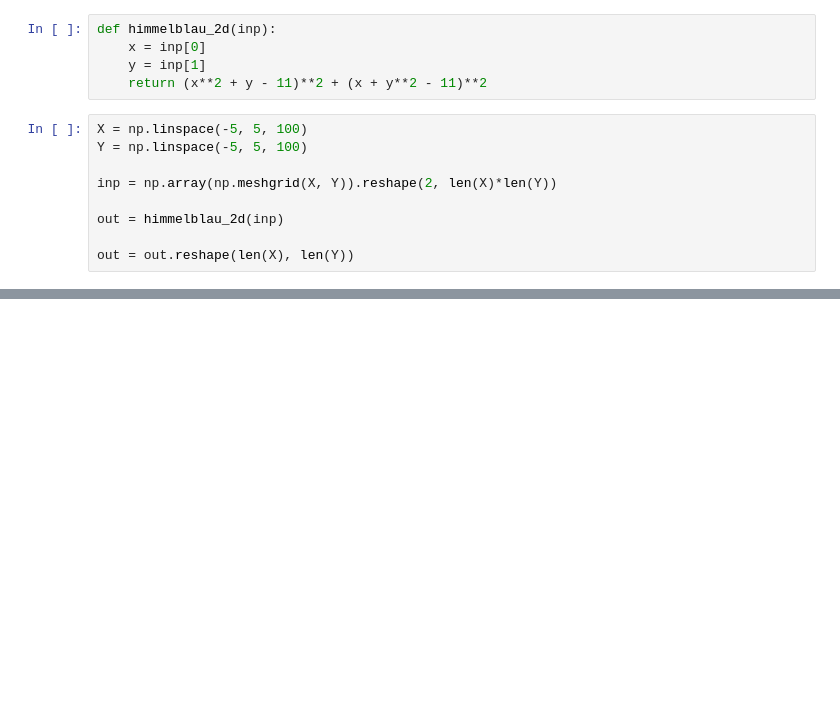
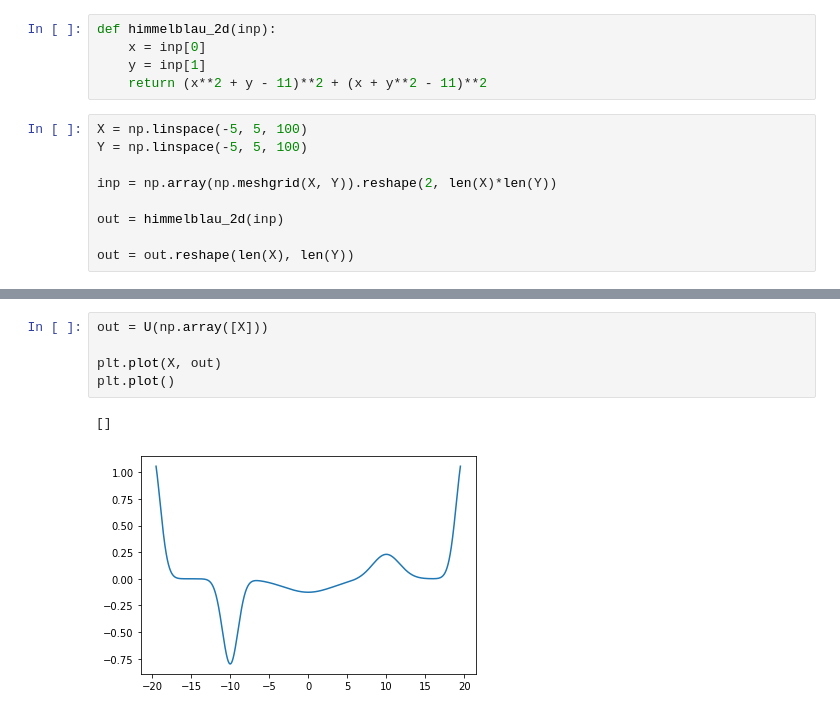
Before and after one commit to daniellengyel/shallow_minima, a Jupyter notebook: Different Functions.ipynb, the cells around one changed output, grey strips where cells are left out. Cells and saved outputs as stored; diff of their text form; blank space fills up the shorter version.

```diff
--- a/Different Functions.ipynb
+++ b/Different Functions.ipynb
@@ -116,0 +209,8 @@ fig.show()
+# %%
+out = U(np.array([X]))
+
+plt.plot(X, out)
+plt.plot()
+# %% [output]
+[]
+[figure, added]
```
Also changed, not shown: parts of 10 cells of this notebook, 1 other file.
